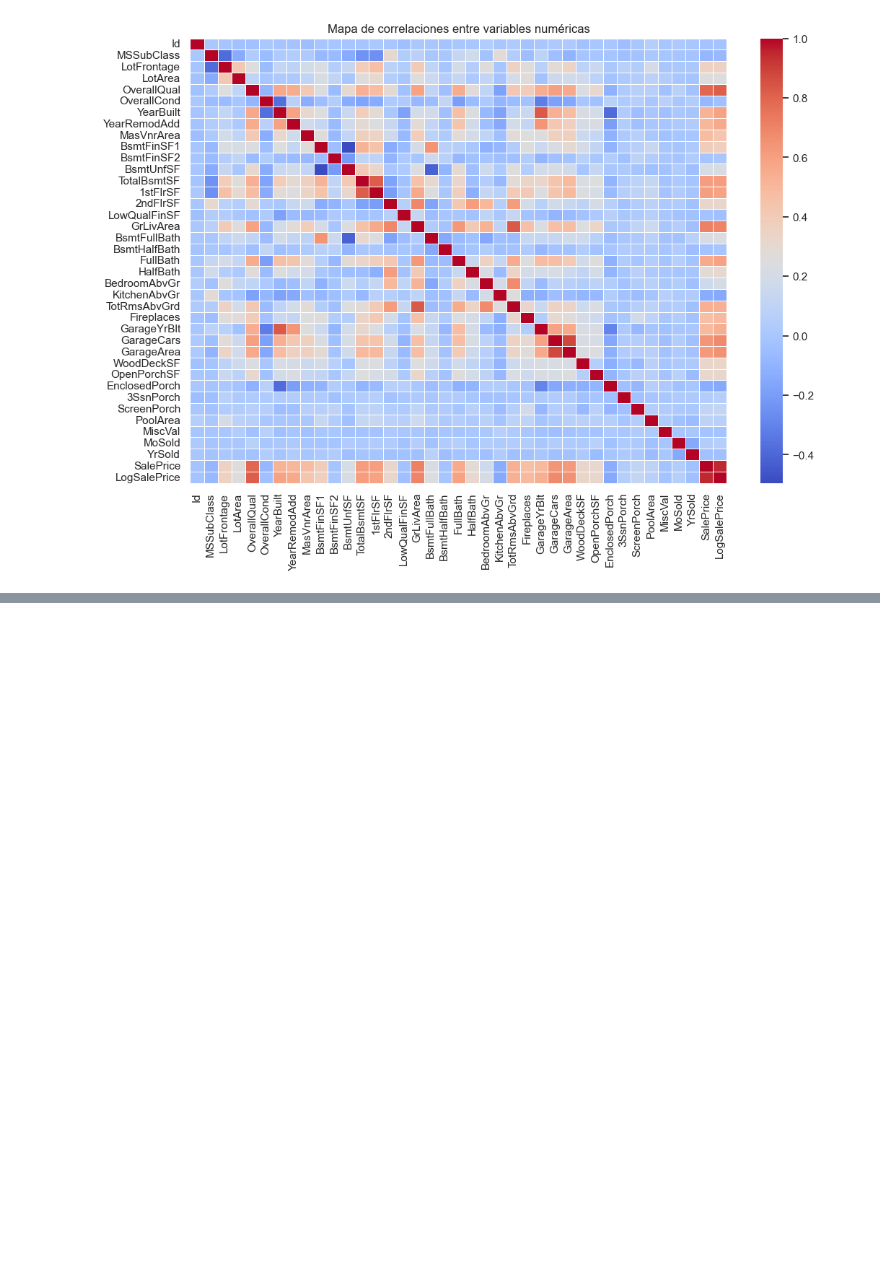
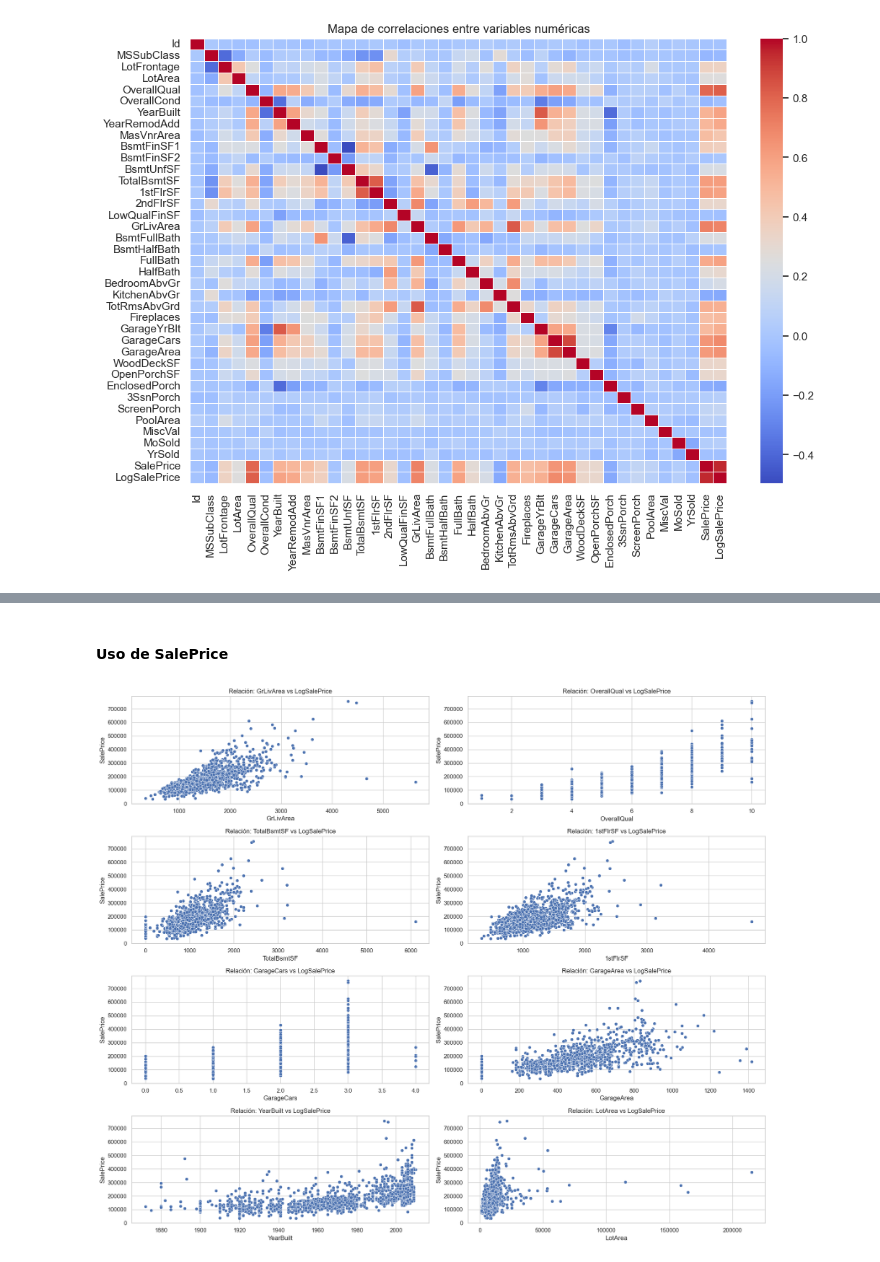
Before and after one commit to Gxrco/HT3-DM, a Jupyter notebook: notebook.ipynb, the cells around one changed output, grey strips where cells are left out. Saved outputs shown, nothing was run; the diff lists cells and outputs as text; code cells hidden in the pictures; blank space fills up the shorter version.

```diff
--- a/notebook.ipynb
+++ b/notebook.ipynb
@@ -388,0 +394,16 @@ plt.show()
+# %% [markdown]
+#### Uso de SalePrice
+# %%
+top_predictors = ['GrLivArea', 'OverallQual', 'TotalBsmtSF', '1stFlrSF', 'GarageCars', 'GarageArea', 'YearBuilt', 'LotArea', ]
+
+plt.figure(figsize=(18, 15))
+
+for i, col in enumerate(top_predictors, 1):
+    plt.subplot(4, 2, i)
+    sns.scatterplot(x=df_numerico[col], y=df_numerico['SalePrice'])
+    plt.title(f'Relación: {col} vs LogSalePrice')
+
+plt.tight_layout()
+plt.show()
+# %% [output]
+[figure, added]
```
Also changed, not shown: parts of 5 cells of this notebook.
